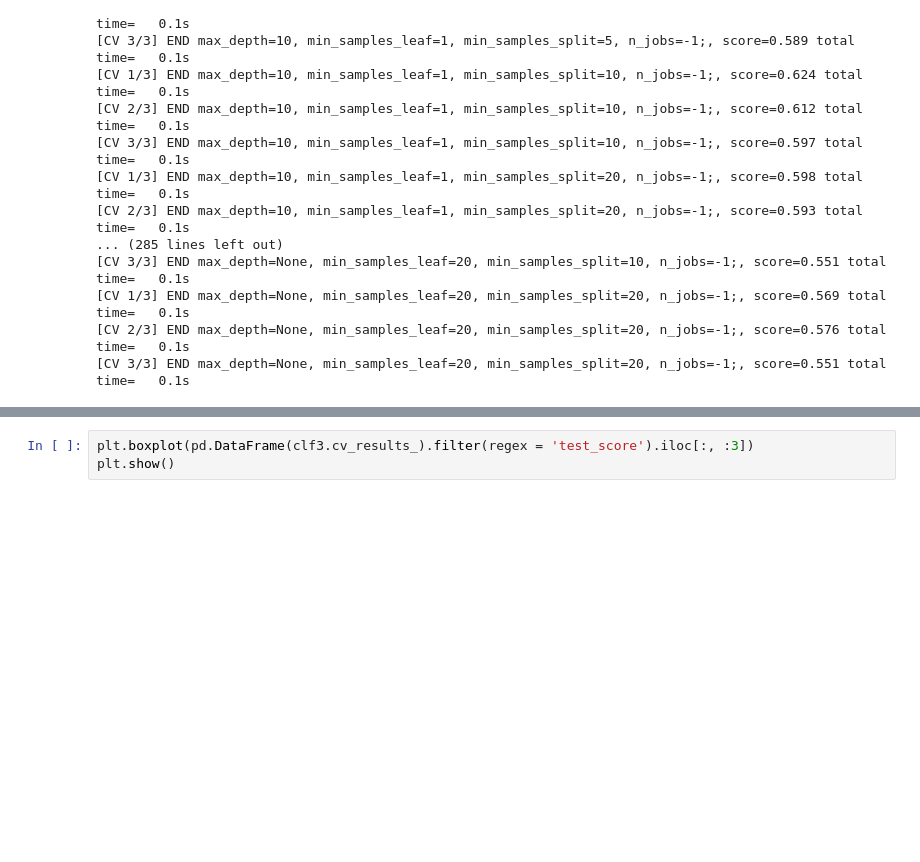
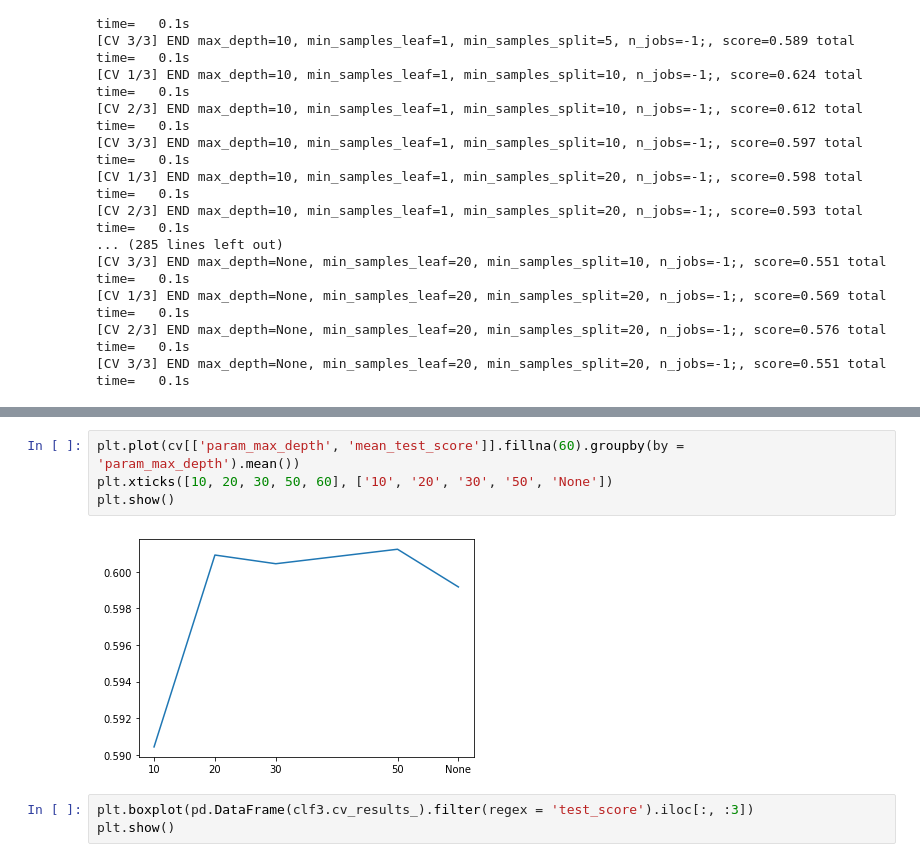
Before and after one commit to kcelebi/euro-football-officials-ML, a Jupyter notebook: pysrc/Logit_v2.ipynb, the cells around one changed output, grey strips where cells are left out. Cells and saved outputs as stored; diff of their text form; blank space fills up the shorter version.

```diff
--- a/pysrc/Logit_v2.ipynb
+++ b/pysrc/Logit_v2.ipynb
@@ -232,3 +280,9 @@ Fitting 3 folds for each of 100 candidates, totalling 300 fits
+# %%
+plt.plot(cv[['param_max_depth', 'mean_test_score']].fillna(60).groupby(by = 'param_max_depth').mean())
+plt.xticks([10, 20, 30, 50, 60], ['10', '20', '30', '50', 'None'])
+plt.show()
+# %% [output]
+[figure, added]
 # %%
 plt.boxplot(pd.DataFrame(clf3.cv_results_).filter(regex = 'test_score').iloc[:, :3])
 plt.show()
```
Also changed, not shown: parts of 17 cells of this notebook, 1 other file.
